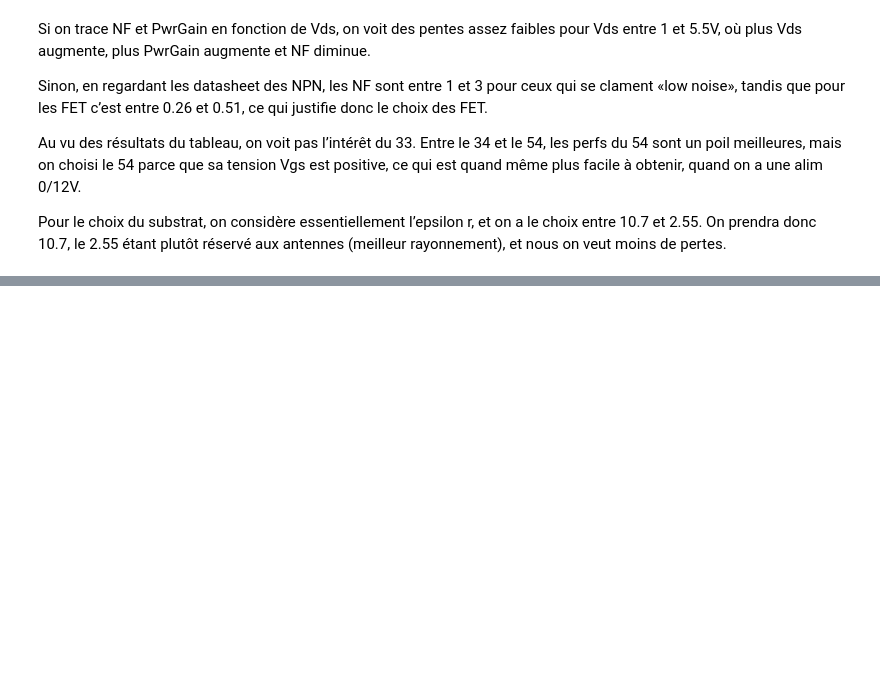
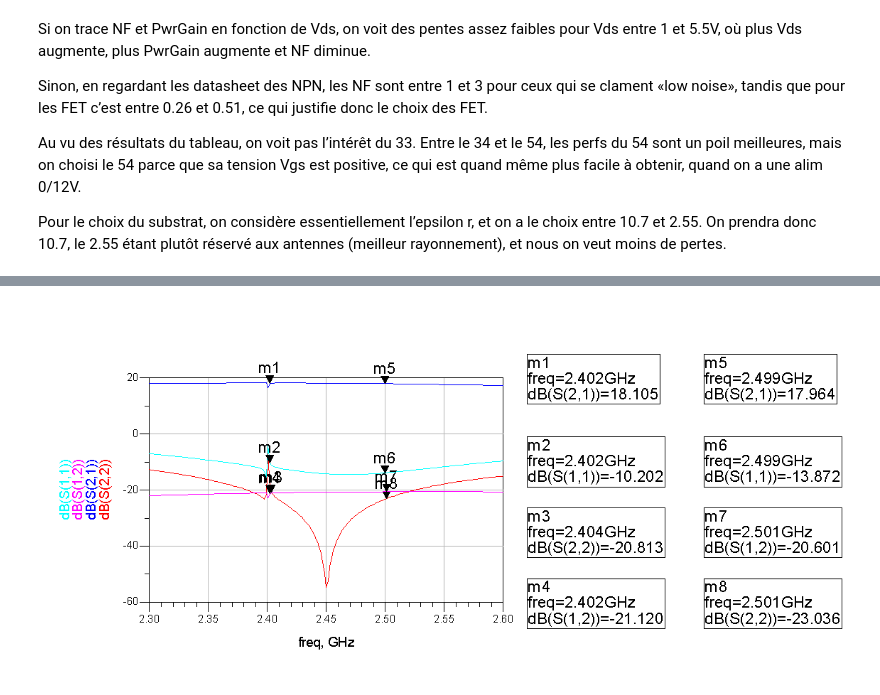
Before and after one commit to nim65s/N7, a Jupyter notebook: cours/Projet Hyper.ipynb, the cells around one changed output, grey strips where cells are left out. Saved outputs shown, nothing was run; the diff lists cells and outputs as text; code cells hidden in the pictures; blank space fills up the shorter version.

```diff
--- a/cours/Projet Hyper.ipynb
+++ b/cours/Projet Hyper.ipynb
@@ -126,0 +159,4 @@ Pour le choix du substrat, on considère essentiellement l’epsilon r, et on a
+# %%
+Image(filename='Hyper/Seance 4/carac_tr_adapt_entree_gain_bruit_apres_tune_zoom.png')
+# %% [output]
+[figure, added]
```
Also changed, not shown: parts of 15 cells of this notebook, 1 other file.
